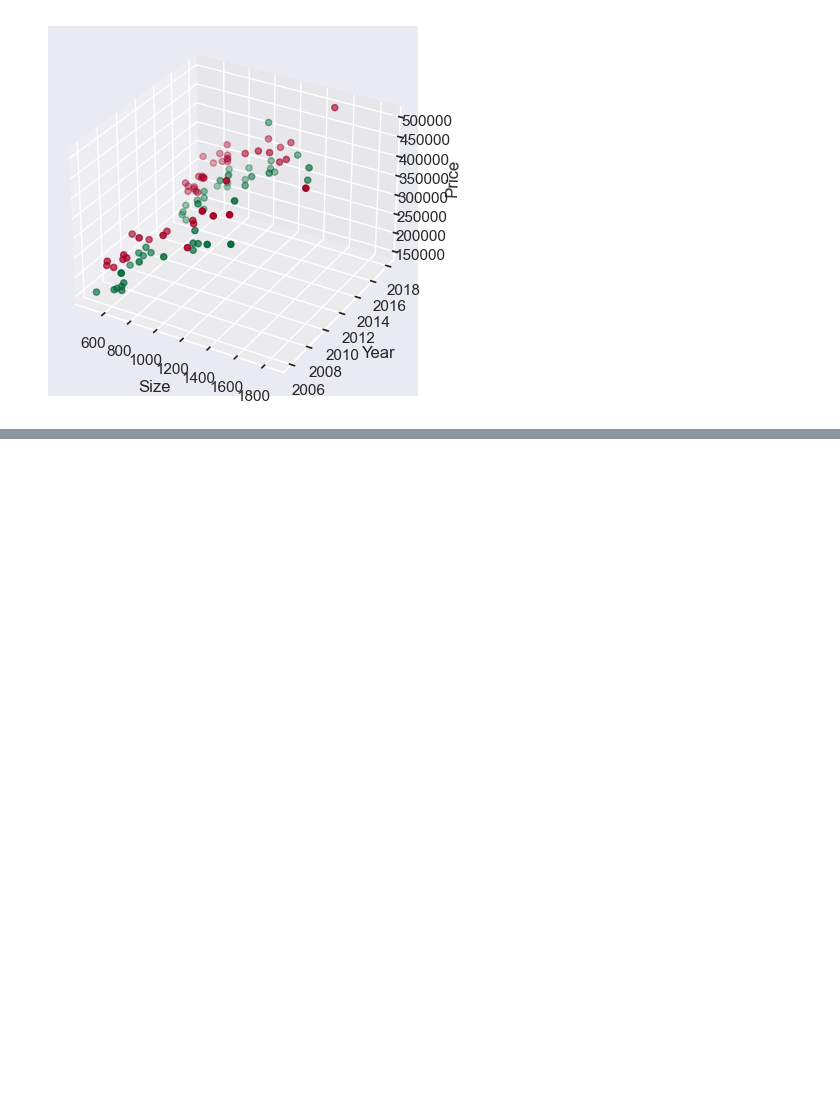
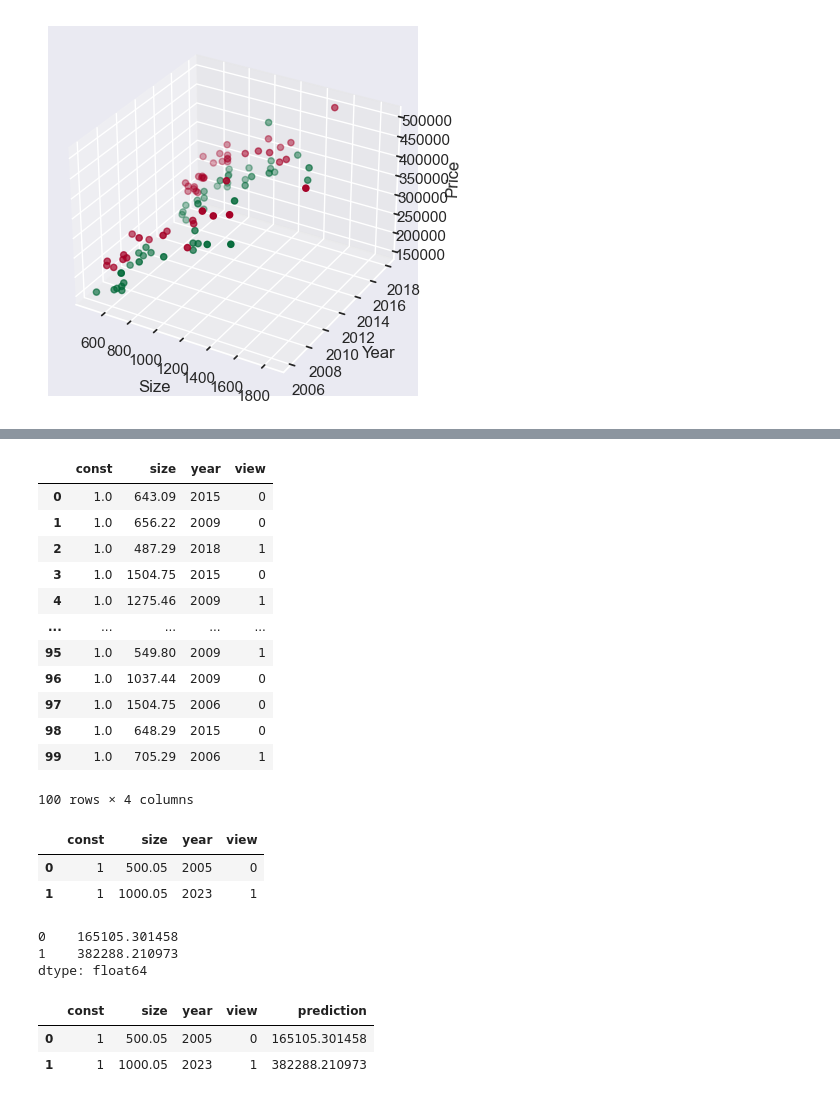
Before and after one commit to iannn07/DS-Complete-Training, a Jupyter notebook: 5. Advanced Statistics in Python/S33 - Multiple Linear Regression with StatsModels/204/Multiple Linear Regression with Dummies Exercise.ipynb, the cells around one changed output, grey strips where cells are left out. Saved outputs shown, nothing was run; the diff lists cells and outputs as text; code cells hidden in the pictures; blank space fills up the shorter version.

```diff
--- a/5. Advanced Statistics in Python/S33 - Multiple Linear Regression with StatsModels/204/Multiple Linear Regression with Dummies Exercise.ipynb
+++ b/5. Advanced Statistics in Python/S33 - Multiple Linear Regression with StatsModels/204/Multiple Linear Regression with Dummies Exercise.ipynb
@@ -156,0 +173,38 @@ plt.show()
+# %%
+x
+# %% [output]
+|  | const | size | year | view |
+| 0 | 1.0 | 643.09 | 2015 | 0 |
+| 1 | 1.0 | 656.22 | 2009 | 0 |
+| 2 | 1.0 | 487.29 | 2018 | 1 |
+| 3 | 1.0 | 1504.75 | 2015 | 0 |
+| 4 | 1.0 | 1275.46 | 2009 | 1 |
+| ... | ... | ... | ... | ... |
+| 95 | 1.0 | 549.80 | 2009 | 1 |
+| 96 | 1.0 | 1037.44 | 2009 | 0 |
+| 97 | 1.0 | 1504.75 | 2006 | 0 |
+| 98 | 1.0 | 648.29 | 2015 | 0 |
+| 99 | 1.0 | 705.29 | 2006 | 1 |
+100 rows × 4 columns
+# %%
+new_data = pd.DataFrame({'const': [1, 1], 'size': [500.05, 1000.05], 'year': [2005, 2023], 'view': [0,1]})
+new_data = new_data[['const', 'size', 'year', 'view']]
+new_data
+# %% [output]
+|  | const | size | year | view |
+| 0 | 1 | 500.05 | 2005 | 0 |
+| 1 | 1 | 1000.05 | 2023 | 1 |
+# %%
+prediction = results.predict(new_data)
+prediction
+# %% [output]
+0    165105.301458
+1    382288.210973
+dtype: float64
+# %%
+combined = new_data.join(pd.DataFrame({'prediction': prediction}))
+combined
+# %% [output]
+|  | const | size | year | view | prediction |
+| 0 | 1 | 500.05 | 2005 | 0 | 165105.301458 |
+| 1 | 1 | 1000.05 | 2023 | 1 | 382288.210973 |
```
Also changed, not shown: parts of 7 cells of this notebook.
